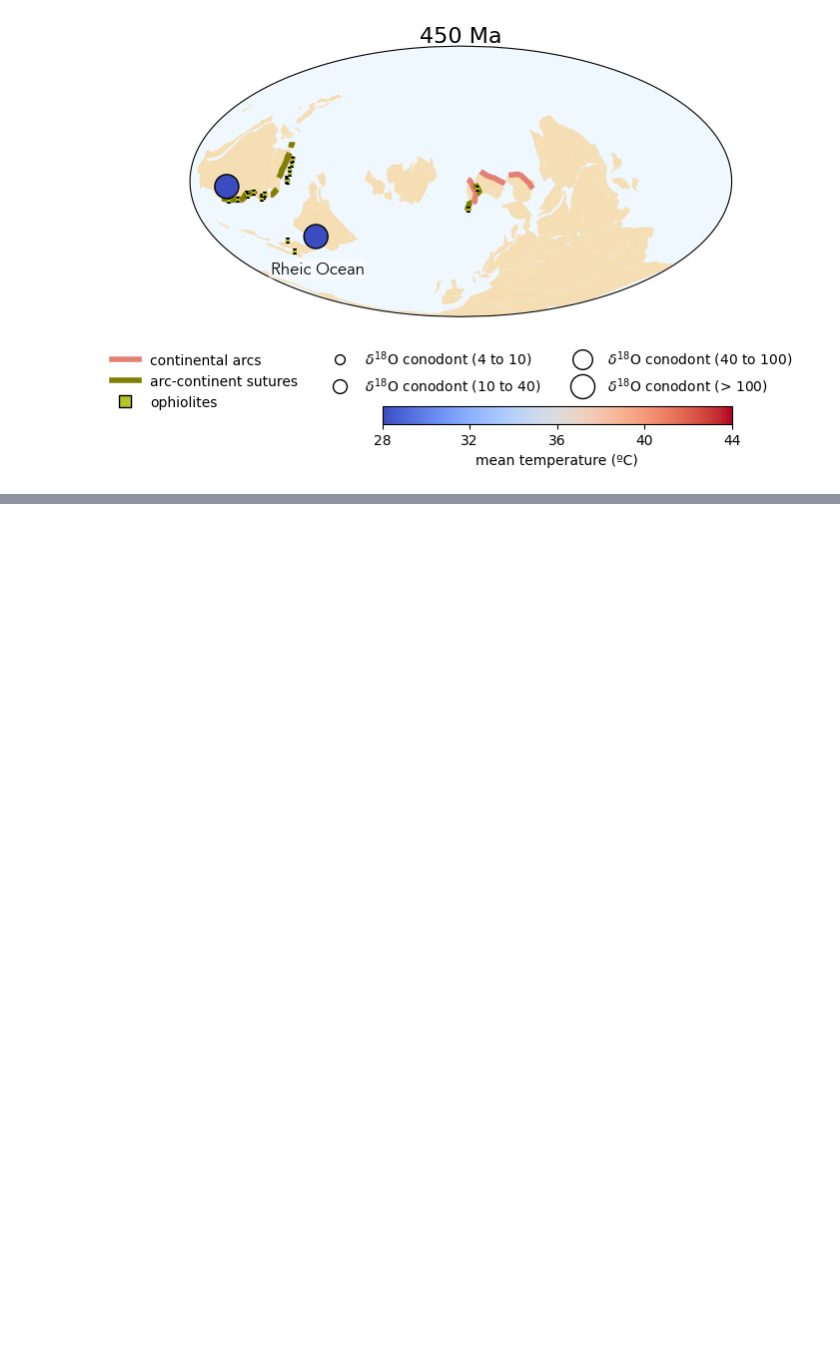
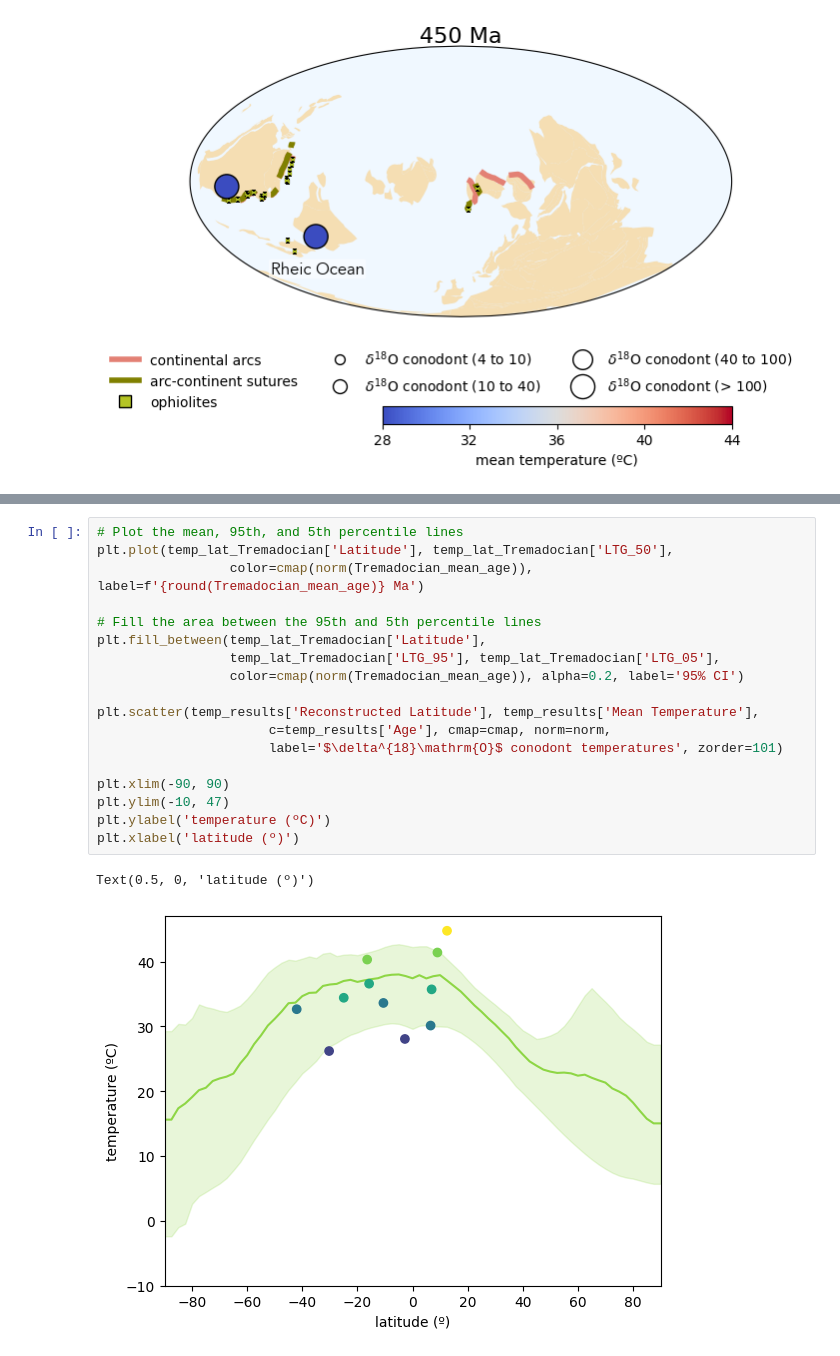
Before and after one commit to Swanson-Hysell-Group/2025_Ordovician_review, a Jupyter notebook: code/paleogeography_arcs_suture_temperatures.ipynb, the cells around one changed output, grey strips where cells are left out. Drawn from its saved outputs; the diff is of its cells as text; blank space fills up the shorter version.

```diff
--- a/code/paleogeography_arcs_suture_temperatures.ipynb
+++ b/code/paleogeography_arcs_suture_temperatures.ipynb
@@ -659,0 +803,21 @@ plt.savefig('../Figures/paleogeo_temp_' + str(t) + '_mollweide.pdf', bbox_inches
+# %%
+# Plot the mean, 95th, and 5th percentile lines
+plt.plot(temp_lat_Tremadocian['Latitude'], temp_lat_Tremadocian['LTG_50'],
+                 color=cmap(norm(Tremadocian_mean_age)), label=f'{round(Tremadocian_mean_age)} Ma')
+
+# Fill the area between the 95th and 5th percentile lines
+plt.fill_between(temp_lat_Tremadocian['Latitude'],
+                 temp_lat_Tremadocian['LTG_95'], temp_lat_Tremadocian['LTG_05'],
+                 color=cmap(norm(Tremadocian_mean_age)), alpha=0.2, label='95% CI')
+
+plt.scatter(temp_results['Reconstructed Latitude'], temp_results['Mean Temperature'],
+                      c=temp_results['Age'], cmap=cmap, norm=norm,
+                      label='$\delta^{18}\mathrm{O}$ conodont temperatures', zorder=101)
+
+plt.xlim(-90, 90)
+plt.ylim(-10, 47)
+plt.ylabel('temperature (ºC)')
+plt.xlabel('latitude (º)')
+# %% [output]
+Text(0.5, 0, 'latitude (º)')
+[figure, added]
```
Also changed, not shown: parts of 7 cells of this notebook, 1 other file.
